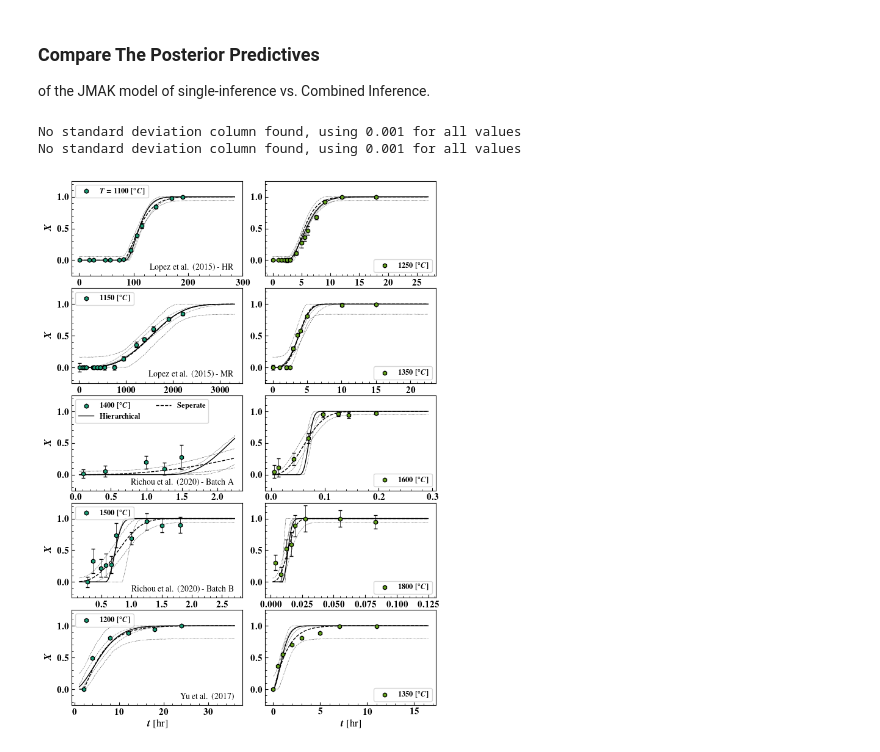
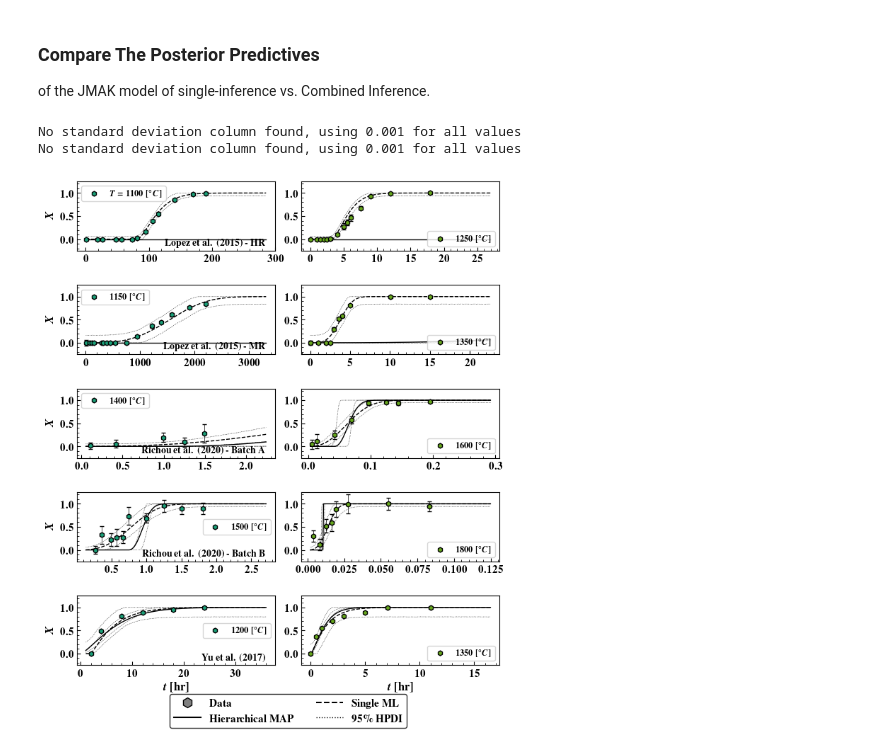
Before and after one commit to ml-ME-gatech/modeling_tungsten, a Jupyter notebook: recrystallization/visualizations/model_posterior_predictive_comparison.ipynb, the cells around one changed output. Drawn from its saved outputs; the diff is of its cells as text; code cells hidden in the pictures.

```diff
--- a/recrystallization/visualizations/model_posterior_predictive_comparison.ipynb
+++ b/recrystallization/visualizations/model_posterior_predictive_comparison.ipynb
@@ -299,7 +299,27 @@ def plot_experimental_data(ax: plt.Axes,
                 fmt = 'none',capsize = 2,elinewidth = 0.5)
 
 #plot the posterior predictive for the JMAK and GLM models for some sample isothermal temperatures
-fig,axes = plt.subplots(nrows = 5,ncols = 2,figsize = (6.5,9))
+fig,axes_ = plt.subplot_mosaic("""AB
+                           CD
+                           EF
+                           GH
+                           IJ
+                           KK""",figsize = (6.5,7.75),height_ratios= [1,1,1,1,1,0.3333333])
+
+axes = np.array([axes_[a] for a in ['A','B','C','D','E','F','G','H','I','J']]).reshape(5,2)
+lax = axes_['K']
+lax.axis('off')
+legend = lax.legend(handles = [Line2D([],[],marker = 'h', markersize = 10,
+                             markeredgecolor = 'k',lw = 0.0,markerfacecolor = 'grey',label = r'\textbf{Data}'),
+                     Line2D([],[],lw = 1.5,ls = '-',color = 'k',label = r'\textbf{Hierarchical MAP}'),
+                     Line2D([],[],lw = 1.5,ls = '--',color = 'k',label = r'\textbf{Single ML}'),
+                     Line2D([],[],lw = 1.0,ls = ':',color = 'k',label = r'\textbf{95\% HPDI}')],
+                        loc = 'center',fontsize = 11,frameon = True,ncols = 2,
+                        handlelength = 2.5)
+
+frame = legend.get_frame()
+frame.set_linewidth(1.0)
+frame.set_edgecolor('k')
 
 file_to_index = {file: i for i,file in enumerate(list(file_to_label.keys()))}
 temperatures  = {'alfonso_data/highly_rolled.csv': [1100,1250],
@@ -320,10 +340,10 @@ numpyro_model = jmak_numpyro_model
 model_func_seperate = jmak_model
 
 #hierarchical model
-with open(INFERENCE_PATH.joinpath(f'{model_name.format("hierarchical")}_trunc_normal_samples.pkl'),'rb') as f:
+with open(INFERENCE_PATH.joinpath(f'{model_name.format("hierarchical")}_trunc_normal_samples_restricted_prior.pkl'),'rb') as f:
     posterior_samples = pickle.load(f)
 
-with open(INFERENCE_PATH.joinpath(f'{model_name.format("hierarchical")}_trunc_normal_params.pkl'),'rb') as f:
+with open(INFERENCE_PATH.joinpath(f'{model_name.format("hierarchical")}_trunc_normal_params_restricted_prior.pkl'),'rb') as f:
     inf_summary = pickle.load(f)
 
 with open(INFERENCE_PATH.joinpath(f'{model_name.format('prior_linear_models_trunc_normal')}.pkl'),'rb') as f:
@@ -361,41 +381,36 @@ for i,file in enumerate(list(file_to_label.keys())[:-1]): #count rows/datasets
     a1,B1,a2,B2,n,_ = inf_summary.loc[model_params,'ml'].to_numpy()
 
     t,T,X,df,bounds,p0 = model_setup(file, mult = get_data_multiplier(file))
 
     for j,plot_temperature,exp_color in zip(range(2),temperatures[get_data_label(file)],plt.get_cmap('Dark2')([0.1,0.6])): #count columns/temperatures
         plot_posterior_prediction_seperate(axes[i,j],model_func_seperate,np.array([a1,B1,a2,B2,n]),
                                     posterior_predictive,plot_temperature,df,style = '--',pred_color = color)
 
 for ax,data_label in zip(axes[:,0],file_to_label.values()):
     ax.set_ylabel(r'$X$',fontsize = 12)
     ax.text(0.95, 0.05,r'\textbf{' + data_label + '}', ha='right', va='bottom', transform=ax.transAxes, fontsize=10)
 
 for ax in axes[-1,:]:
-    ax.set_xlabel(r'$t$ [hr]',fontsize = 12)
+    ax.set_xlabel(r'$t$ \textbf{[hr]}',fontsize = 12)
 
 for i in range(5):
     for j in range(2):
         setup_axis_default(axes[i,j])
         axes[i,j].set_ylim([-0.25,1.25])
         #ax.set_xscale('log')
         #final formatting
 
-        if i == 2 and j == 0:
-            legend_patches  = [Line2D([],[],color = 'k',lw = 1.0,ls = '-',label = 'Hierarchical'),
-                            Line2D([],[],color = 'k',lw = 1.0,ls = '--',label = 'Seperate')]
-            handles,axes_labels = axes[i,j].get_legend_handles_labels()
-            axes[i,j].legend(handles + legend_patches,
-                             axes_labels + [r'\textbf{Hierarchical}',r'\textbf{Seperate}'],
-                             fontsize = 9,ncol = 2,loc = 'upper left')
-        elif j == 1:
+        if j == 1:
             axes[i,j].legend(fontsize = 9,ncol = 2,loc = 'lower right')
+        elif i == 3 or i == 4:
+            axes[i,j].legend(fontsize = 9,ncol = 2,loc = 'center right')
         else:
             axes[i,j].legend(fontsize = 9,ncol = 2,loc = 'upper left')
 
 
 fig.tight_layout(pad = 0.1)
-fig.savefig(GIT_IMAGE_PATH.joinpath('posterior_predictive_comparison_hierarchical_seperate.svg'))
+#fig.savefig(GIT_IMAGE_PATH.joinpath('posterior_predictive_comparison_hierarchical_seperate.svg'))
 # %% [output]
 No standard deviation column found, using 0.001 for all values
 No standard deviation column found, using 0.001 for all values
-[figure, old version]
+[figure, new version]
```
Also changed, not shown: 56 other files.
